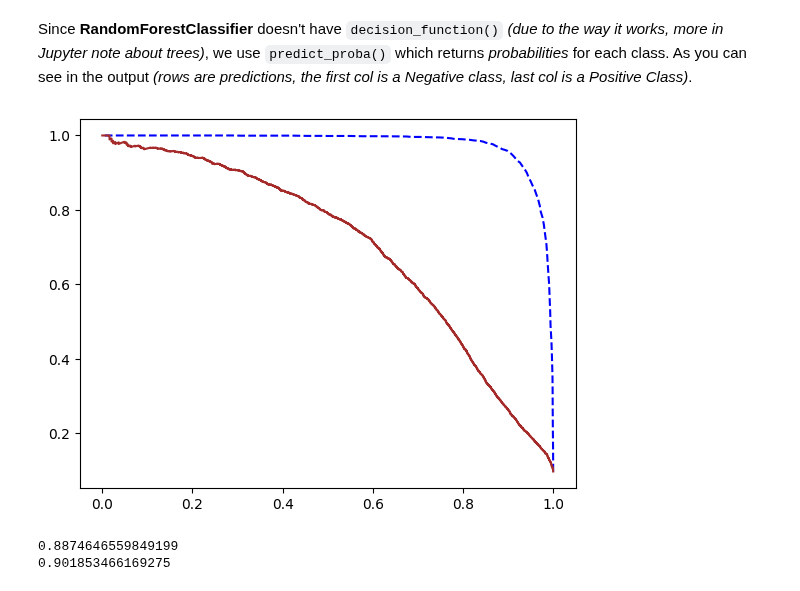
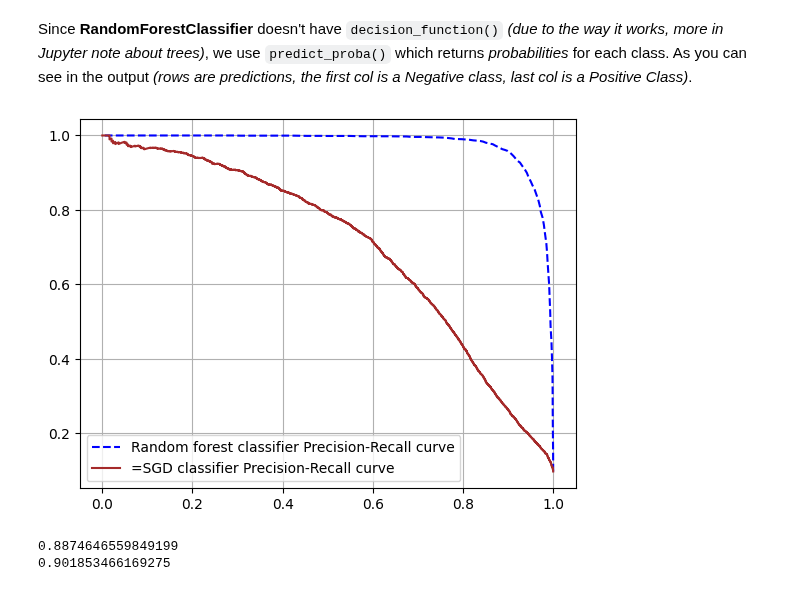
Before and after one commit to yeghor/Learning-Machine-Learning, a Jupyter notebook: jupyter_notes/Classification-2.ipynb, the cells around one changed output. Cells and saved outputs as stored; diff of their text form; code cells hidden in the pictures.

```diff
--- a/jupyter_notes/Classification-2.ipynb
+++ b/jupyter_notes/Classification-2.ipynb
@@ -387,12 +383,14 @@ Since **RandomForestClassifier** doesn't have `decision_function()` *(due to the
 # %%
 y_scores_forest = y_probas_forest[:, 1]
 precisions_forest, recalls_forest, thresholds_forest = precision_recall_curve(y_train_8, y_scores_forest)
 
 plt.plot(recalls_forest, precisions_forest, label="Random forest classifier Precision-Recall curve", color="blue", linestyle="--")
 plt.plot(recalls, precisions, label="=SGD classifier Precision-Recall curve", color="brown")
+plt.grid(True)
+plt.legend()
 plt.show()
 # %% [output]
-[figure, old version]
+[figure, new version]
 # %%
 forest_predictions = y_probas_forest[:, 1] > 0.5
 
```
Also changed, not shown: parts of 16 cells of this notebook.
